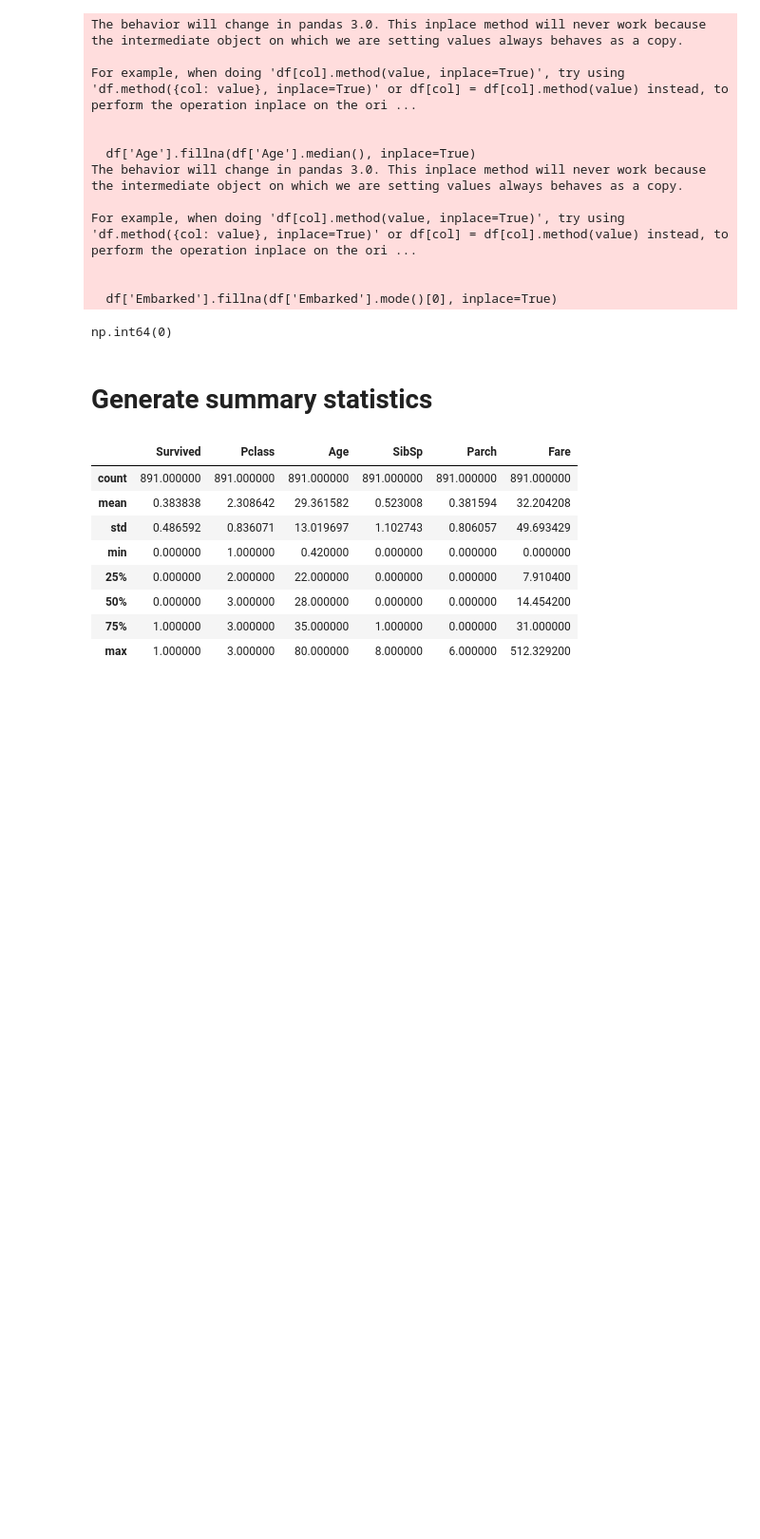
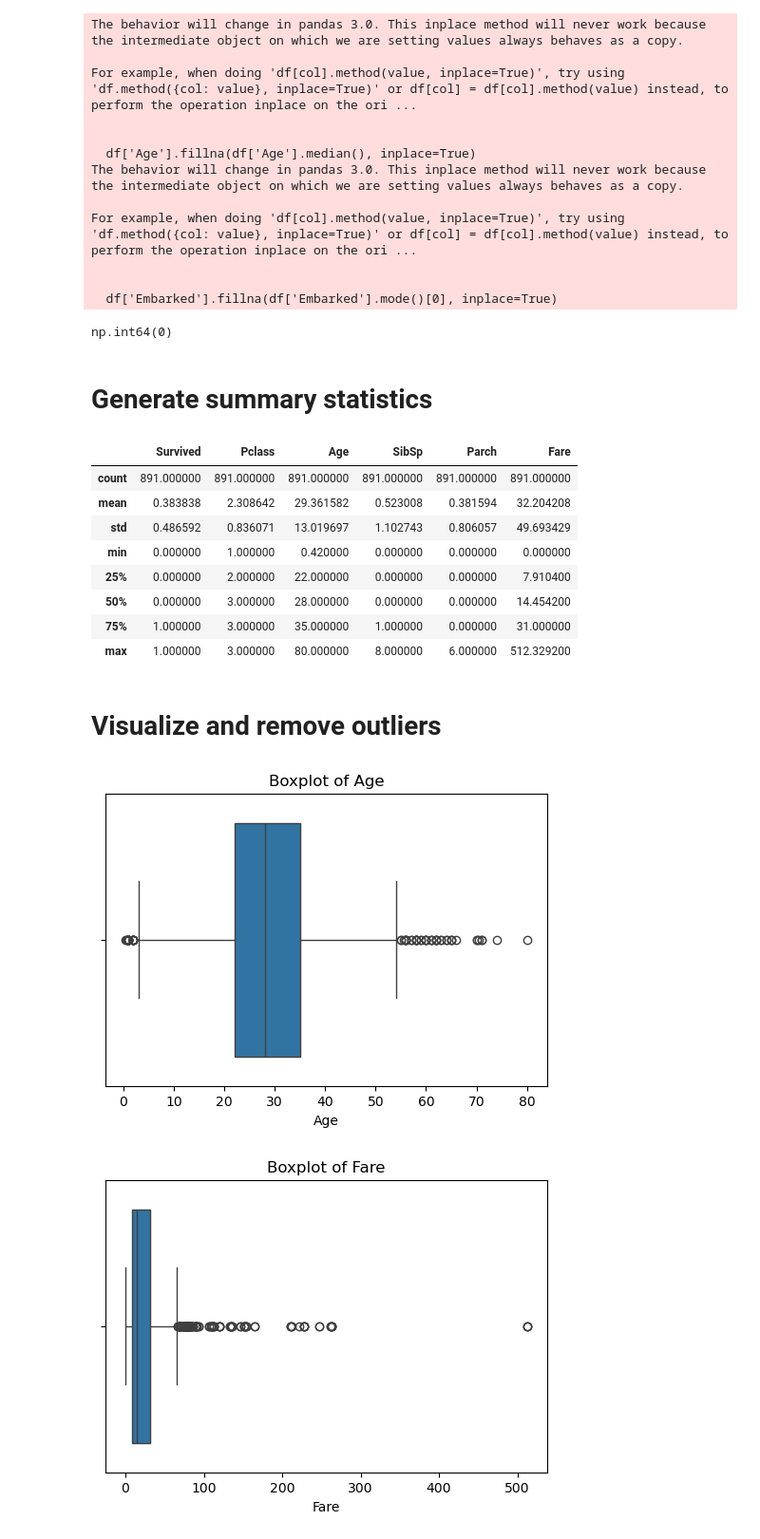
Before and after one commit to Chandu1613/Titanic_EDA, a Jupyter notebook: notebooks/titanic.ipynb, the cells around one changed output. Shown: that part at 95% size. Saved outputs shown, nothing was run; the diff lists cells and outputs as text; code cells hidden in the pictures; blank space fills up the shorter version.

Commit message:
Visualize and remove outliers using boxplots and IQR

```diff
--- a/notebooks/titanic.ipynb
+++ b/notebooks/titanic.ipynb
@@ -55,7 +55,7 @@ dtype: int64
 # %%
 df['Age'].fillna(df['Age'].median(), inplace=True)
 df['Embarked'].fillna(df['Embarked'].mode()[0], inplace=True)
-df.drop(columns=['Cabin','PassengerId'], inplace=True)
+df.drop(columns=['Cabin','PassengerId','Ticket'], inplace=True)
 
 print(df.isnull().sum())
 # %% [output]
@@ -100,3 +99,27 @@ df.describe()
 | 50% | 0.000000 | 3.000000 | 28.000000 | 0.000000 | 0.000000 | 14.454200 |
 | 75% | 1.000000 | 3.000000 | 35.000000 | 1.000000 | 0.000000 | 31.000000 |
 | max | 1.000000 | 3.000000 | 80.000000 | 8.000000 | 6.000000 | 512.329200 |
+# %% [markdown]
+# Visualize and remove outliers
+# %%
+import matplotlib.pyplot as plt
+import seaborn as sns
+import os
+
+os.makedirs('..\\output', exist_ok=True)
+
+# Boxplots
+plt.figure(figsize=(6, 4))
+sns.boxplot(x=df['Age'])
+plt.title('Boxplot of Age')
+plt.savefig('..\\output\\boxplot_age.png')
+plt.show()
+
+plt.figure(figsize=(6, 4))
+sns.boxplot(x=df['Fare'])
+plt.title('Boxplot of Fare')
+plt.savefig('..\\output\\boxplot_fare.png')
+plt.show()
+# %% [output]
+[figure, added]
+[figure, added]
```
Also changed, not shown: parts of 2 cells of this notebook, 3 other files.
